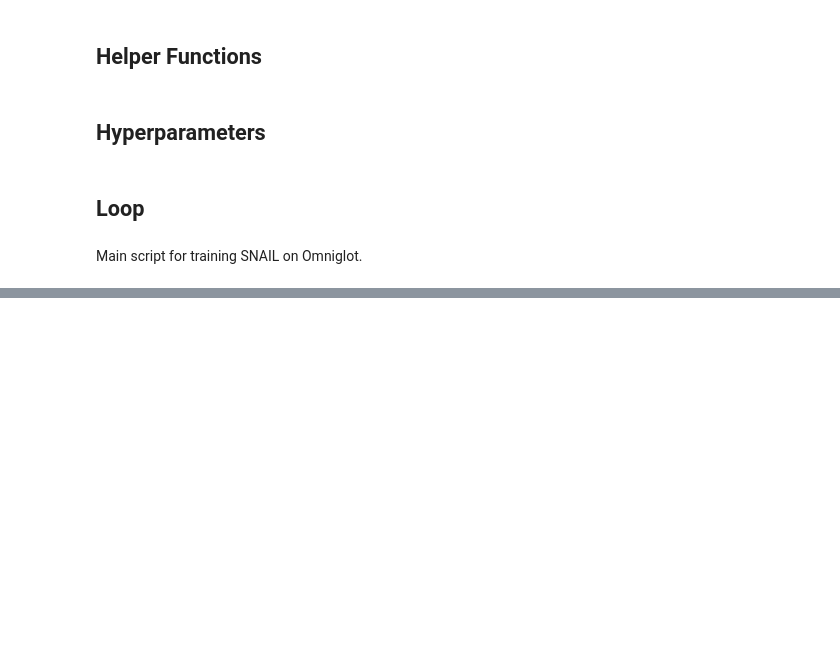
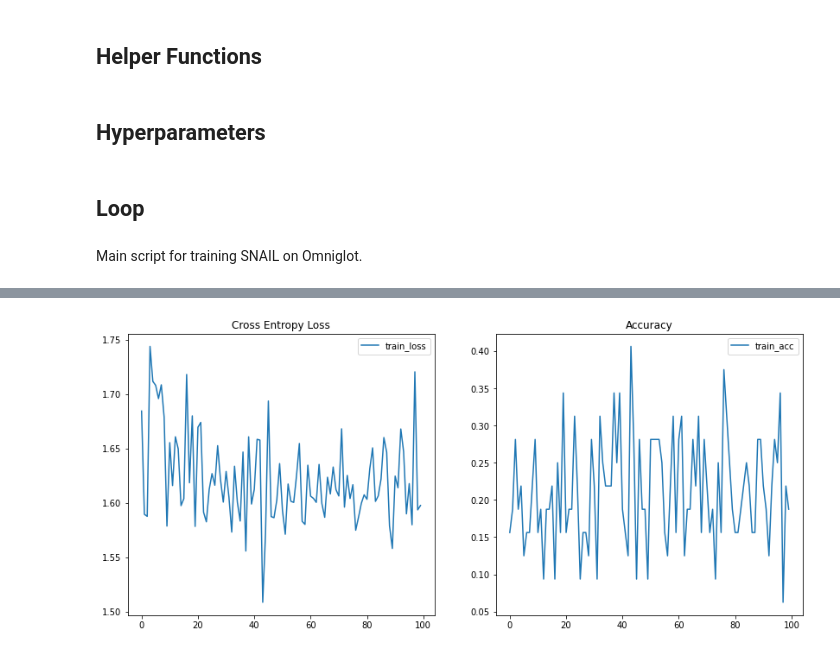
Before and after one commit to seungjaeryanlee/meta-learning-book, a Jupyter notebook: SNAIL-eambutu.ipynb, the cells around one changed output, grey strips where cells are left out. Drawn from its saved outputs; the diff is of its cells as text; code cells hidden in the pictures; blank space fills up the shorter version.

Commit message:
Plot learning curves for SNAIL

```diff
--- a/SNAIL-eambutu.ipynb
+++ b/SNAIL-eambutu.ipynb
@@ -253,7 +254,7 @@ def process_torchmeta_batch(batch, NUM_CLS, NUM_SAMPLES):
 NUM_CLS = 5     # N-way
 NUM_SAMPLES = 1 # K-shot
 # %%
-N_TRAIN_EPISODES = 200
+N_TRAIN_EPISODES = 100
 N_VAL_EPISODES = 100
 N_TEST_EPISODES = 100
 
@@ -364,12 +365,12 @@ def test(model, test_dataloader):
 # %%
 # Setup dataset
 # TODO: Data is augmented like Santoro et al. (2016)
-train_dataset = omniglot("data", ways=5, shots=1, test_shots=1, meta_train=True, download=True)
-train_dataloader = BatchMetaDataLoader(train_dataset, batch_size=TRAIN_BATCH_SIZE, num_workers=2)
-val_dataset = omniglot("data", ways=5, shots=1, test_shots=1, meta_val=True, download=True)
-val_dataloader = BatchMetaDataLoader(val_dataset, batch_size=VAL_BATCH_SIZE, num_workers=2)
-test_dataset = omniglot("data", ways=5, shots=1, test_shots=1, meta_test=True, download=True)
-test_dataloader = BatchMetaDataLoader(test_dataset, batch_size=TEST_BATCH_SIZE, num_workers=2)
+train_dataset = omniglot("data", ways=NUM_CLS, shots=NUM_SAMPLES, test_shots=NUM_SAMPLES, meta_train=True, download=True)
+train_dataloader = BatchMetaDataLoader(train_dataset, batch_size=TRAIN_BATCH_SIZE)
+val_dataset = omniglot("data", ways=NUM_CLS, shots=NUM_SAMPLES, test_shots=NUM_SAMPLES, meta_val=True, download=True)
+val_dataloader = BatchMetaDataLoader(val_dataset, batch_size=VAL_BATCH_SIZE)
+test_dataset = omniglot("data", ways=NUM_CLS, shots=NUM_SAMPLES, test_shots=NUM_SAMPLES, meta_test=True, download=True)
+test_dataloader = BatchMetaDataLoader(test_dataset, batch_size=TEST_BATCH_SIZE)
 # Setup model
 model = SNAIL(NUM_CLS, NUM_SAMPLES)
 # model = model.cuda() if options.cuda else model
@@ -406,0 +391,14 @@ Avg Val Loss: 1.5852923119068145, Avg Val Acc: 0.2296875 (Best)
+# %%
+fig, axs = plt.subplots(1, 2, figsize=(14, 6))
+
+axs[0].plot(train_loss_per_ep, label="train_loss")
+axs[0].set_title("Cross Entropy Loss")
+axs[0].legend()
+
+axs[1].plot(train_acc_per_ep, label="train_acc")
+axs[1].set_title("Accuracy")
+axs[1].legend()
+
+fig.show()
+# %% [output]
+[figure, added]
```
Also changed, not shown: parts of 8 cells of this notebook.
